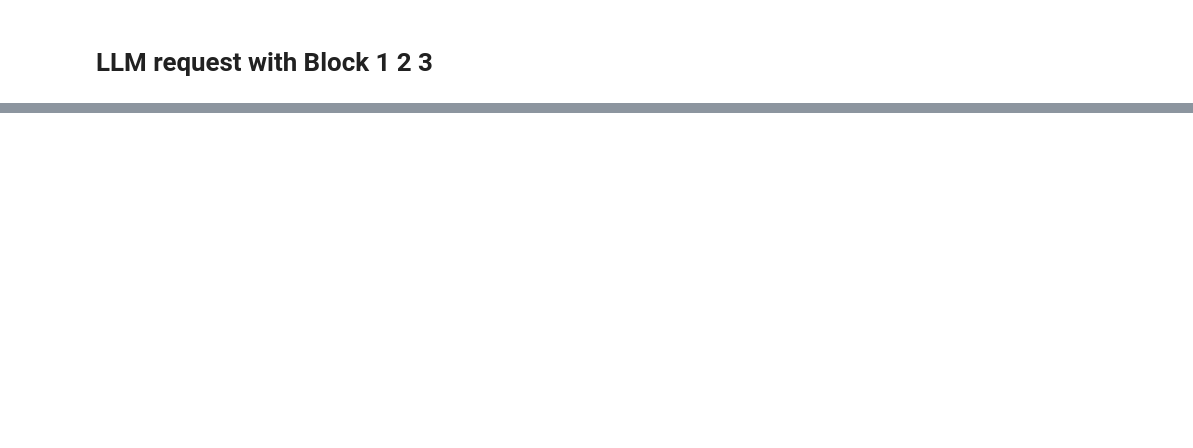
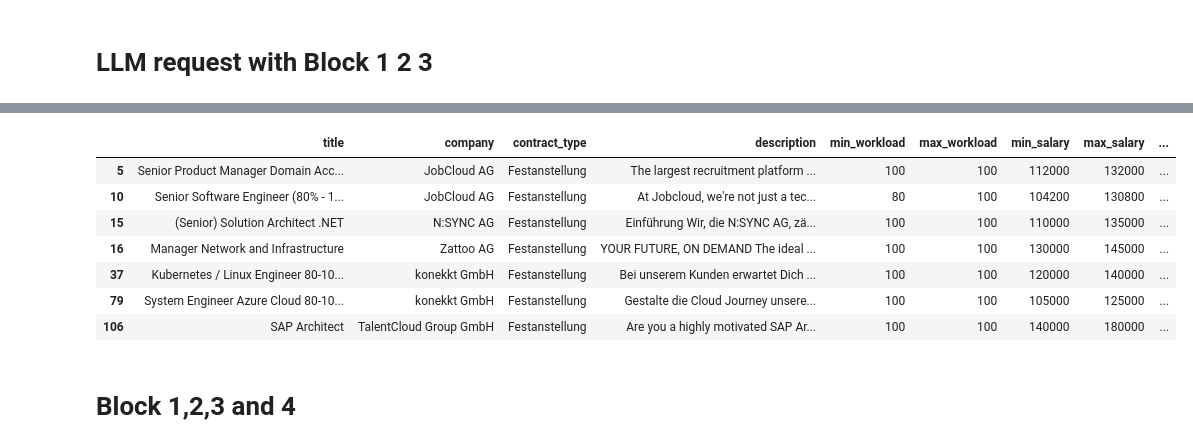
Before and after one commit to ElijahLeeMorgan/JobMarket, a Jupyter notebook: modelling/llm_regression/prompt_engineering_gw.ipynb, the cells around one changed output, grey strips where cells are left out. Drawn from its saved outputs; the diff is of its cells as text; code cells hidden in the pictures; blank space fills up the shorter version.

```diff
--- a/modelling/llm_regression/prompt_engineering_gw.ipynb
+++ b/modelling/llm_regression/prompt_engineering_gw.ipynb
@@ -194,2 +257,5 @@ None None
 109
 80000 120000
+# %%
+df_block1_2_3 = pd.read_csv('data/llm_block1_2_3.csv')
+df_block1_2_3.head()
@@ -195,0 +269,14 @@ None None
+# %%
+# all block1_answers where block1_max_salary is null and block1_min_salary is null
+df_block1_2_3[df_block1_2_3['block1_2_3_max_salary'].isnull() & df_block1_2_3['block1_2_3_min_salary'].isnull()]
+# %% [output]
+|  | title | company | contract_type | description | min_workload | max_workload | min_salary | max_salary | ... |
+| 5 | Senior Product Manager Domain Acc... | JobCloud AG | Festanstellung | The largest recruitment platform ... | 100 | 100 | 112000 | 132000 | ... |
+| 10 | Senior Software Engineer (80% - 1... | JobCloud AG | Festanstellung | At Jobcloud, we're not just a tec... | 80 | 100 | 104200 | 130800 | ... |
+| 15 | (Senior) Solution Architect .NET | N:SYNC AG | Festanstellung | Einführung Wir, die N:SYNC AG, zä... | 100 | 100 | 110000 | 135000 | ... |
+| 16 | Manager Network and Infrastructure | Zattoo AG | Festanstellung | YOUR FUTURE, ON DEMAND The ideal ... | 100 | 100 | 130000 | 145000 | ... |
+| 37 | Kubernetes / Linux Engineer 80-10... | konekkt GmbH | Festanstellung | Bei unserem Kunden erwartet Dich ... | 100 | 100 | 120000 | 140000 | ... |
+| 79 | System Engineer Azure Cloud 80-10... | konekkt GmbH | Festanstellung | Gestalte die Cloud Journey unsere... | 100 | 100 | 105000 | 125000 | ... |
+| 106 | SAP Architect | TalentCloud Group GmbH | Festanstellung | Are you a highly motivated SAP Ar... | 100 | 100 | 140000 | 180000 | ... |
+# %% [markdown]
+# Block 1,2,3 and 4
```
Also changed, not shown: parts of 8 cells of this notebook, 2 other files.
